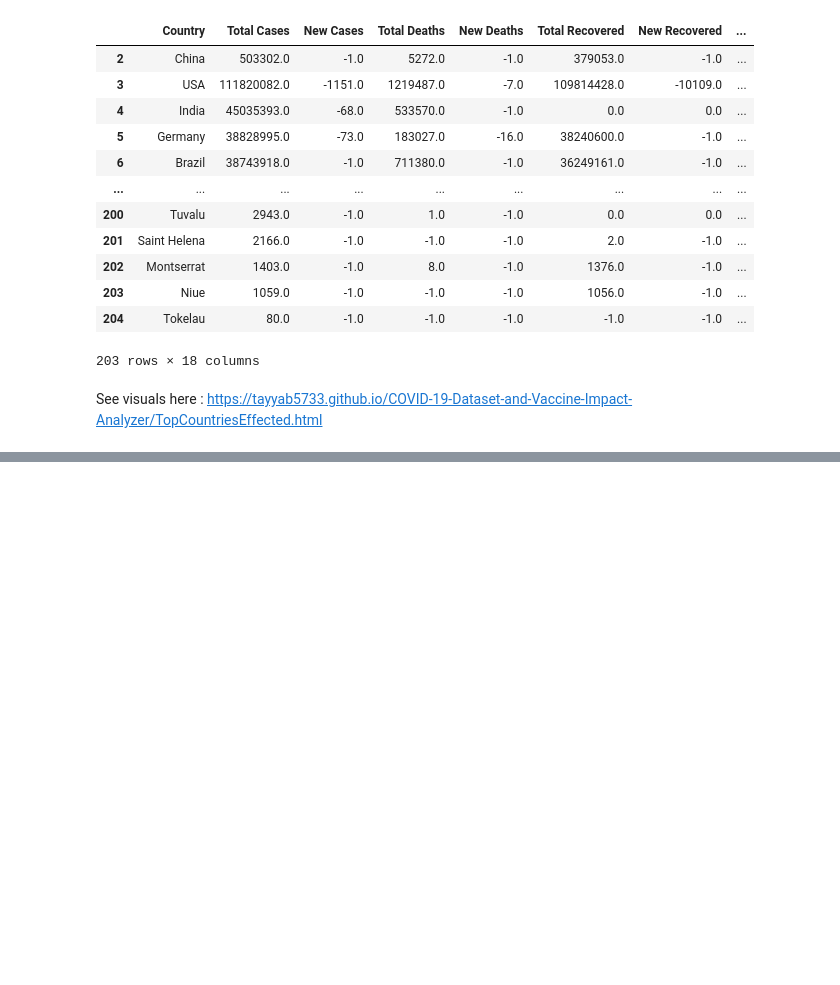
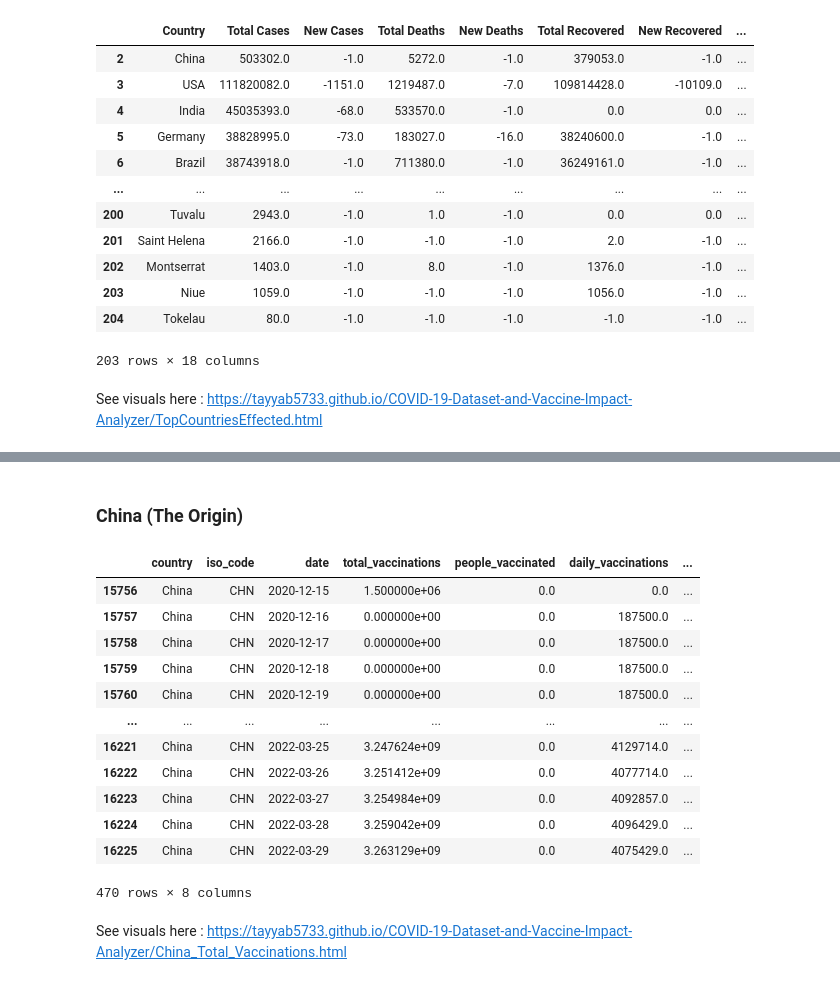
Before and after one commit to Tayyab5733/COVID-19-Dataset-and-Vaccine-Impact-Analyzer, a Jupyter notebook: code.ipynb, the cells around one changed output, grey strips where cells are left out. Saved outputs shown, nothing was run; the diff lists cells and outputs as text; code cells hidden in the pictures; blank space fills up the shorter version.

Commit message:
VaccinationAnalysis

```diff
--- a/code.ipynb
+++ b/code.ipynb
@@ -248,0 +273,3 @@ See visuals here : https://tayyab5733.github.io/COVID-19-Dataset-and-Vaccine-Imp
+# %%
+df=pd.read_csv("country_vaccinations.csv")
+df.head()
@@ -248,0 +302,4 @@ See visuals here : https://tayyab5733.github.io/COVID-19-Dataset-and-Vaccine-Imp
+# %%
+#Fill NaNs with 0 and then drop all countries with iso_code = 0. This is key information that we need so dropping unknowns is the best way to handle.
+df.fillna(0, inplace = True)
+df.drop(df.index[df['iso_code'] == 0], inplace = True)
@@ -248,0 +346,2 @@ See visuals here : https://tayyab5733.github.io/COVID-19-Dataset-and-Vaccine-Imp
+# %%
+df['date'] =  pd.to_datetime(df['date'], format='%Y-%m-%d')
@@ -248,0 +358,23 @@ See visuals here : https://tayyab5733.github.io/COVID-19-Dataset-and-Vaccine-Imp
+# %%
+df.drop(["people_fully_vaccinated","daily_vaccinations_raw","people_fully_vaccinated_per_hundred",
+         "daily_vaccinations_per_million","people_vaccinated_per_hundred", "source_name","source_website"],axis=1, inplace=True)
+# %% [markdown]
+### China (The Origin)
+# %%
+#Save CHINA data into a separate dataframe
+df_CHINA = df[df["iso_code"] == 'CHN'].copy()
+df_CHINA
+# %% [output]
+|  | country | iso_code | date | total_vaccinations | people_vaccinated | daily_vaccinations | ... |
+| 15756 | China | CHN | 2020-12-15 | 1.500000e+06 | 0.0 | 0.0 | ... |
+| 15757 | China | CHN | 2020-12-16 | 0.000000e+00 | 0.0 | 187500.0 | ... |
+| 15758 | China | CHN | 2020-12-17 | 0.000000e+00 | 0.0 | 187500.0 | ... |
+| 15759 | China | CHN | 2020-12-18 | 0.000000e+00 | 0.0 | 187500.0 | ... |
+| 15760 | China | CHN | 2020-12-19 | 0.000000e+00 | 0.0 | 187500.0 | ... |
+| ... | ... | ... | ... | ... | ... | ... | ... |
+| 16221 | China | CHN | 2022-03-25 | 3.247624e+09 | 0.0 | 4129714.0 | ... |
+| 16222 | China | CHN | 2022-03-26 | 3.251412e+09 | 0.0 | 4077714.0 | ... |
+| 16223 | China | CHN | 2022-03-27 | 3.254984e+09 | 0.0 | 4092857.0 | ... |
+| 16224 | China | CHN | 2022-03-28 | 3.259042e+09 | 0.0 | 4096429.0 | ... |
+| 16225 | China | CHN | 2022-03-29 | 3.263129e+09 | 0.0 | 4075429.0 | ... |
+470 rows × 8 columns
@@ -248,0 +387,2 @@ See visuals here : https://tayyab5733.github.io/COVID-19-Dataset-and-Vaccine-Imp
+# %% [markdown]
+See visuals here : https://tayyab5733.github.io/COVID-19-Dataset-and-Vaccine-Impact-Analyzer/China_Total_Vaccinations.html
```
Also changed, not shown: parts of 22 cells of this notebook, 9 other files.
